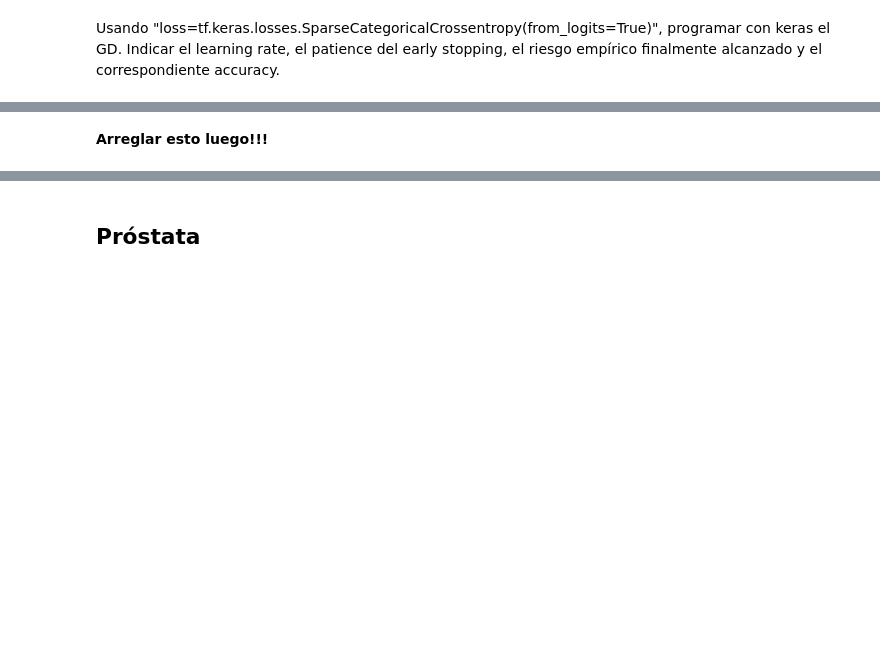
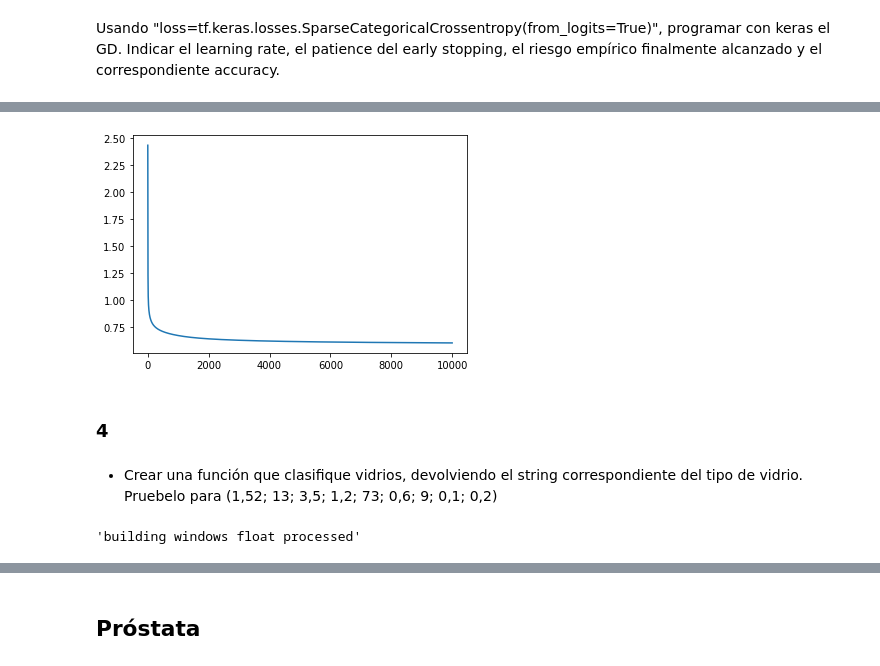
Before and after one commit to Nacho2904/CURSO-LEARNING1, a Jupyter notebook: regresion_logistica.ipynb, the cells around one changed output, grey strips where cells are left out. Saved outputs shown, nothing was run; the diff lists cells and outputs as text; code cells hidden in the pictures; blank space fills up the shorter version.

```diff
--- a/regresion_logistica.ipynb
+++ b/regresion_logistica.ipynb
@@ -172,9 +172,12 @@ array([1, 2, 3, 5, 6, 7])
 # %% [markdown]
 Notamos que no tenemos ningún ejemplo del tipo 4. Eliminamos dicho tipo porque no conocemos sus características
 # %%
-dataset_glass["Type"].loc[dataset_glass["Type"] == 5] = 4
-dataset_glass["Type"].loc[dataset_glass["Type"] == 6] = 5
-dataset_glass["Type"].loc[dataset_glass["Type"] == 7] = 6
+dataset_glass["Type"].loc[dataset_glass["Type"] == 1] = 0
+dataset_glass["Type"].loc[dataset_glass["Type"] == 2] = 1
+dataset_glass["Type"].loc[dataset_glass["Type"] == 3] = 2
+dataset_glass["Type"].loc[dataset_glass["Type"] == 5] = 3
+dataset_glass["Type"].loc[dataset_glass["Type"] == 6] = 4
+dataset_glass["Type"].loc[dataset_glass["Type"] == 7] = 5
 #dataset_glass["Type"] = dataset_glass["Type"].astype("category")
 # %% [output]
 A value is trying to be set on a copy of a slice from a DataFrame
@@ -228,7 +231,7 @@ scaler = preprocessing.StandardScaler().fit(inputs)
 norm_inputs = scaler.transform(inputs)
 # %%
 early_stop = tf.keras.callbacks.EarlyStopping(monitor='loss', patience=1)
-model_glass.compile(optimizer=tf.keras.optimizers.SGD(learning_rate=0.5),loss=tf.keras.losses.SparseCategoricalCrossentropy(from_logits=True),
+model_glass.compile(optimizer=tf.keras.optimizers.SGD(learning_rate=1),loss=tf.keras.losses.SparseCategoricalCrossentropy(from_logits=True),
                           metrics=["accuracy"])
-hist = model_glass.fit(x=norm_inputs, y=targets, batch_size = len(dataset_glass), epochs=1000,callbacks=[early_stop]);
+hist = model_glass.fit(x=norm_inputs, y=targets, batch_size = len(dataset_glass), epochs=10000,callbacks=[early_stop]);
 # %% [output]
@@ -237,2 +255,28 @@ InvalidArgumentError: ignored
-# %% [markdown]
-**Arreglar esto luego!!!**
+# %%
+losses = hist.history["loss"]
+x_axis = np.arange(0,len(losses),1)
+sns.lineplot(x=x_axis, y=losses);
+# %% [output]
+[figure, added]
+# %% [markdown]
+### 4
+# %% [markdown]
+- Crear una función que clasifique vidrios, devolviendo el string correspondiente del tipo de vidrio. Pruebelo para (1,52; 13; 3,5; 1,2; 73; 0,6; 9; 0,1; 0,2)
+# %%
+def predict_classes(inputs):
+  normalized_inputs = scaler.transform(np.array(inputs).reshape(1,len(inputs)))
+  output = model_glass.predict(normalized_inputs)
+  prediction = int((np.where(output == np.max(output))[0]))
+  map_to_class = {
+      0 : "building windows float processed",
+      1 : "building windows non float processed",
+      2 : "vehicle windows float processed",
+      3 : "containers",
+      4 : "tableware",
+      5 : "headlamps"
+  }
+  return map_to_class[prediction]
+
+predict_classes([1.52, 13, 3.5, 1.2, 73, 0.6, 9, 0.1, 0.2])
+# %% [output]
+'building windows float processed'
```
Also changed, not shown: parts of 17 cells of this notebook.
